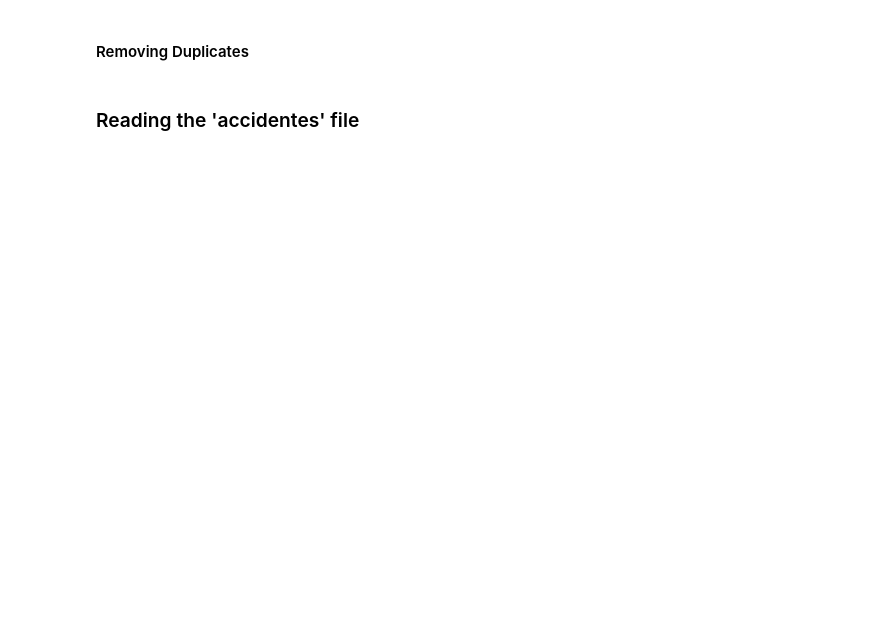
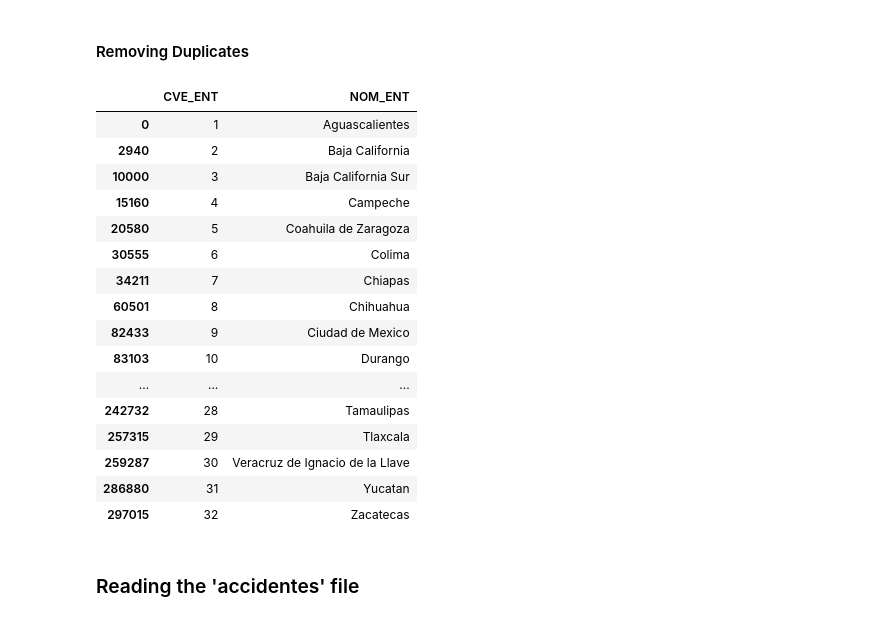
Before and after one commit to gerdm/machine_learning, a Jupyter notebook: scikitlearn_tflow/Accidents.ipynb, the cells around one changed output. Drawn from its saved outputs; the diff is of its cells as text; code cells hidden in the pictures; blank space fills up the shorter version.

```diff
--- a/scikitlearn_tflow/Accidents.ipynb
+++ b/scikitlearn_tflow/Accidents.ipynb
@@ -75,6 +80,26 @@ entities.head()
 states = entities[["CVE_ENT", "NOM_ENT"]].drop_duplicates()
 municipalities = entities[["NOM_MUN", "CVE_MUN",
                            "LAT_DEC", "LON_DEC", "ALTITUD"]].drop_duplicates()
+# %%
+states
+# %% [output]
+|  | CVE_ENT | NOM_ENT |
+| 0 | 1 | Aguascalientes |
+| 2940 | 2 | Baja California |
+| 10000 | 3 | Baja California Sur |
+| 15160 | 4 | Campeche |
+| 20580 | 5 | Coahuila de Zaragoza |
+| 30555 | 6 | Colima |
+| 34211 | 7 | Chiapas |
+| 60501 | 8 | Chihuahua |
+| 82433 | 9 | Ciudad de Mexico |
+| 83103 | 10 | Durango |
+| ... | ... | ... |
+| 242732 | 28 | Tamaulipas |
+| 257315 | 29 | Tlaxcala |
+| 259287 | 30 | Veracruz de Ignacio de la Llave |
+| 286880 | 31 | Yucatan |
+| 297015 | 32 | Zacatecas |
 # %% [markdown]
 ### Reading the 'accidentes' file
 # %%
```
Also changed, not shown: parts of 7 cells of this notebook, 8 other files.
